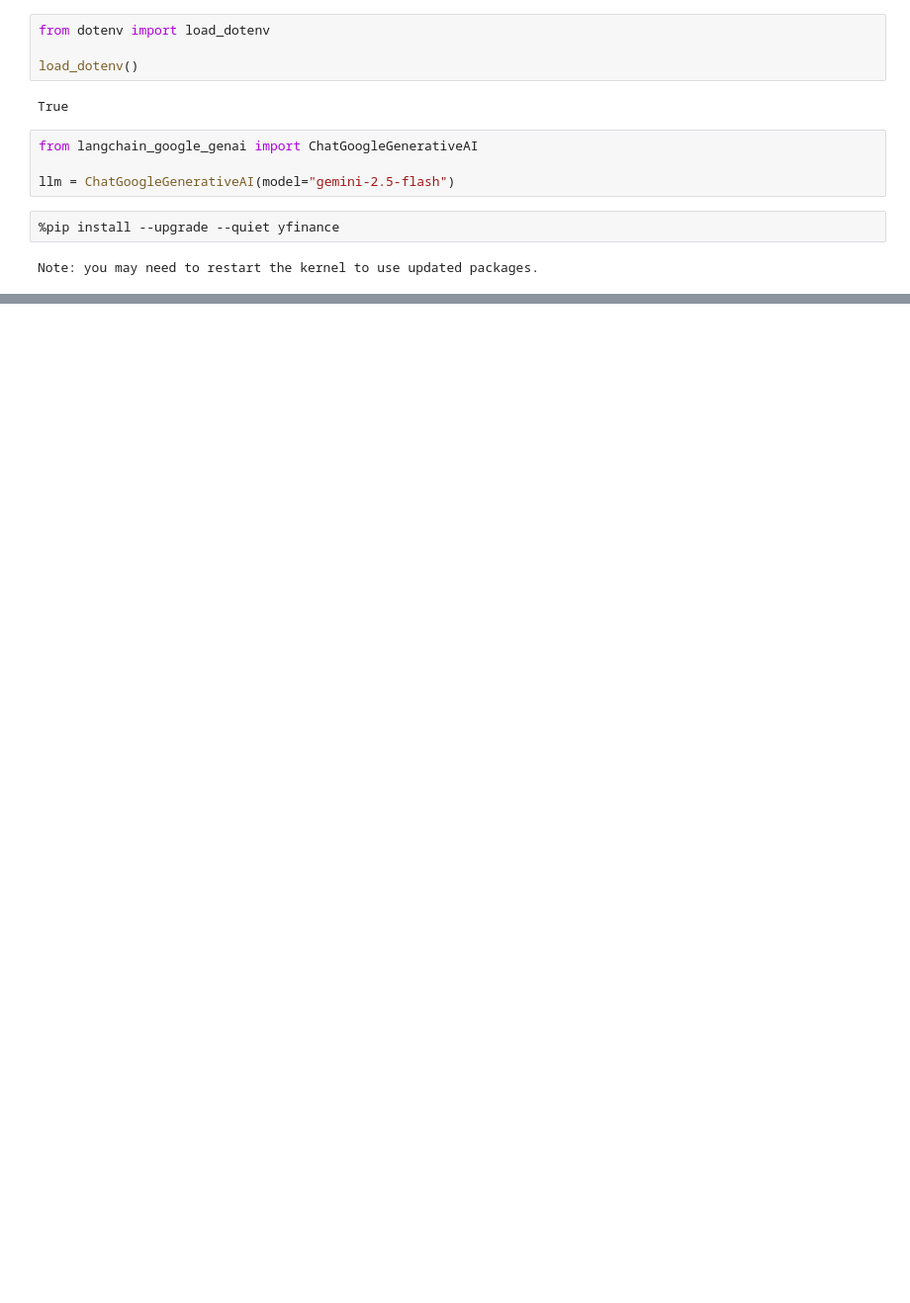
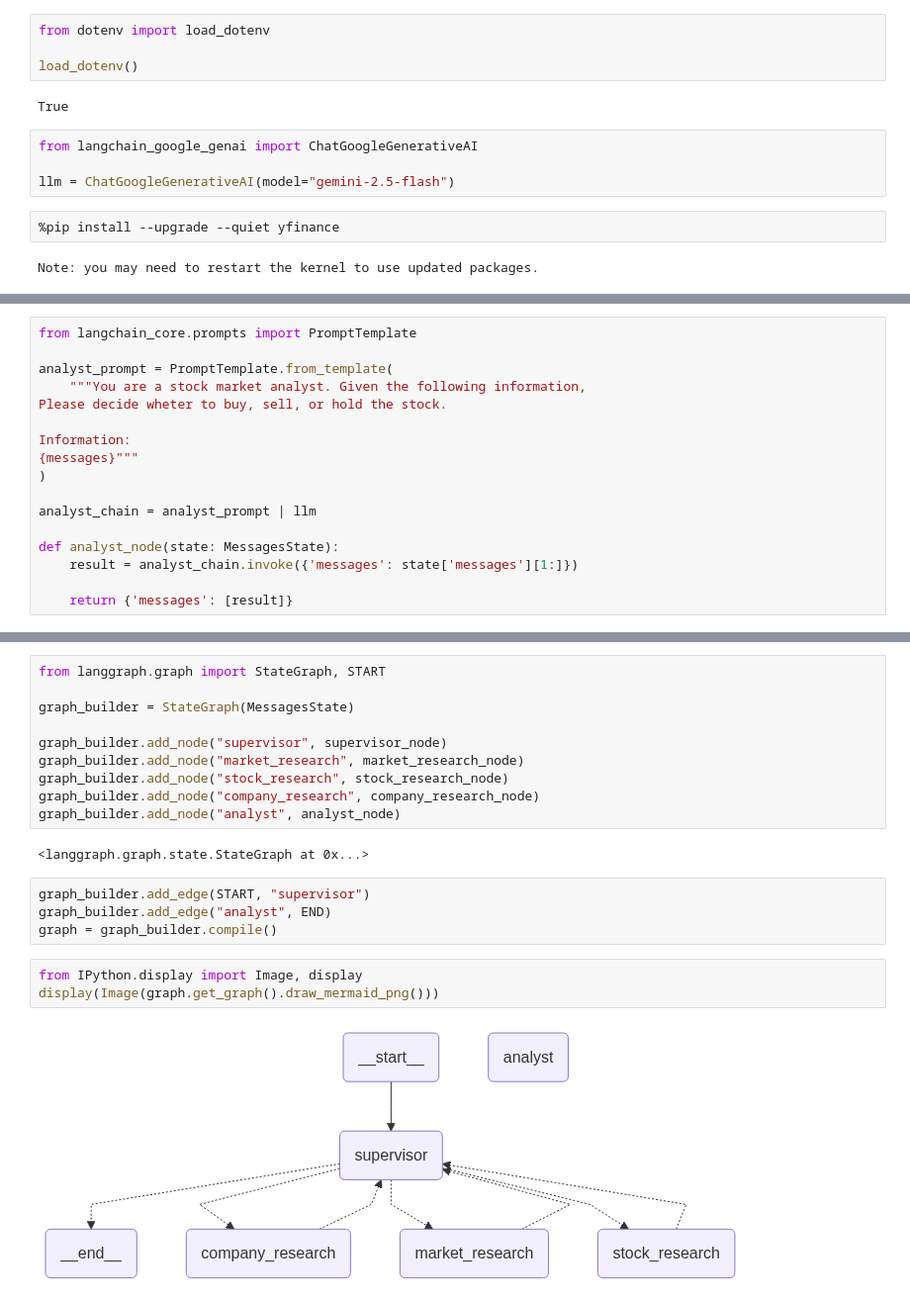
Before and after one commit to whwp4151/langgraph-llm-agent, a Jupyter notebook: 3.7_stock_multi_agent.ipynb, the cells around one changed output, grey strips where cells are left out. Shown at 99% size. Cells and saved outputs as stored; diff of their text form; blank space fills up the shorter version.

```diff
--- a/3.7_stock_multi_agent.ipynb
+++ b/3.7_stock_multi_agent.ipynb
@@ -56,0 +94,17 @@ def get_stock_price(ticker: str) -> dict:
+# %%
+from langchain_core.prompts import PromptTemplate
+
+analyst_prompt = PromptTemplate.from_template(
+    """You are a stock market analyst. Given the following information,
+Please decide wheter to buy, sell, or hold the stock.
+
+Information:
+{messages}"""
+)
+
+analyst_chain = analyst_prompt | llm
+
+def analyst_node(state: MessagesState):
+    result = analyst_chain.invoke({'messages': state['messages'][1:]})
+
+    return {'messages': [result]}
@@ -56,0 +142,21 @@ def get_stock_price(ticker: str) -> dict:
+# %%
+from langgraph.graph import StateGraph, START
+
+graph_builder = StateGraph(MessagesState)
+
+graph_builder.add_node("supervisor", supervisor_node)
+graph_builder.add_node("market_research", market_research_node)
+graph_builder.add_node("stock_research", stock_research_node)
+graph_builder.add_node("company_research", company_research_node)
+graph_builder.add_node("analyst", analyst_node)
+# %% [output]
+<langgraph.graph.state.StateGraph at 0x...>
+# %%
+graph_builder.add_edge(START, "supervisor")
+graph_builder.add_edge("analyst", END)
+graph = graph_builder.compile()
+# %%
+from IPython.display import Image, display
+display(Image(graph.get_graph().draw_mermaid_png()))
+# %% [output]
+[figure, added]
```
Also changed, not shown: parts of 6 cells of this notebook.
